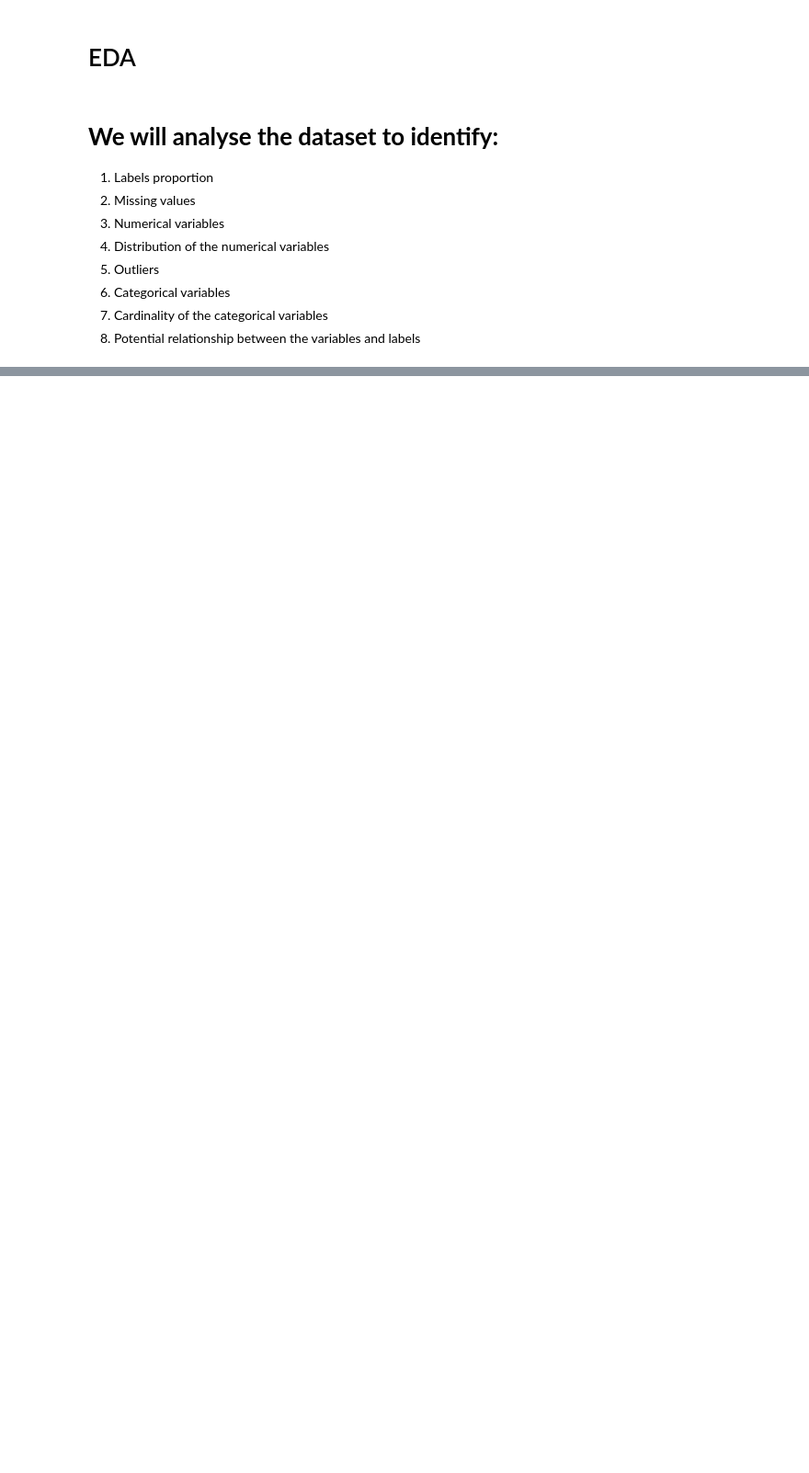
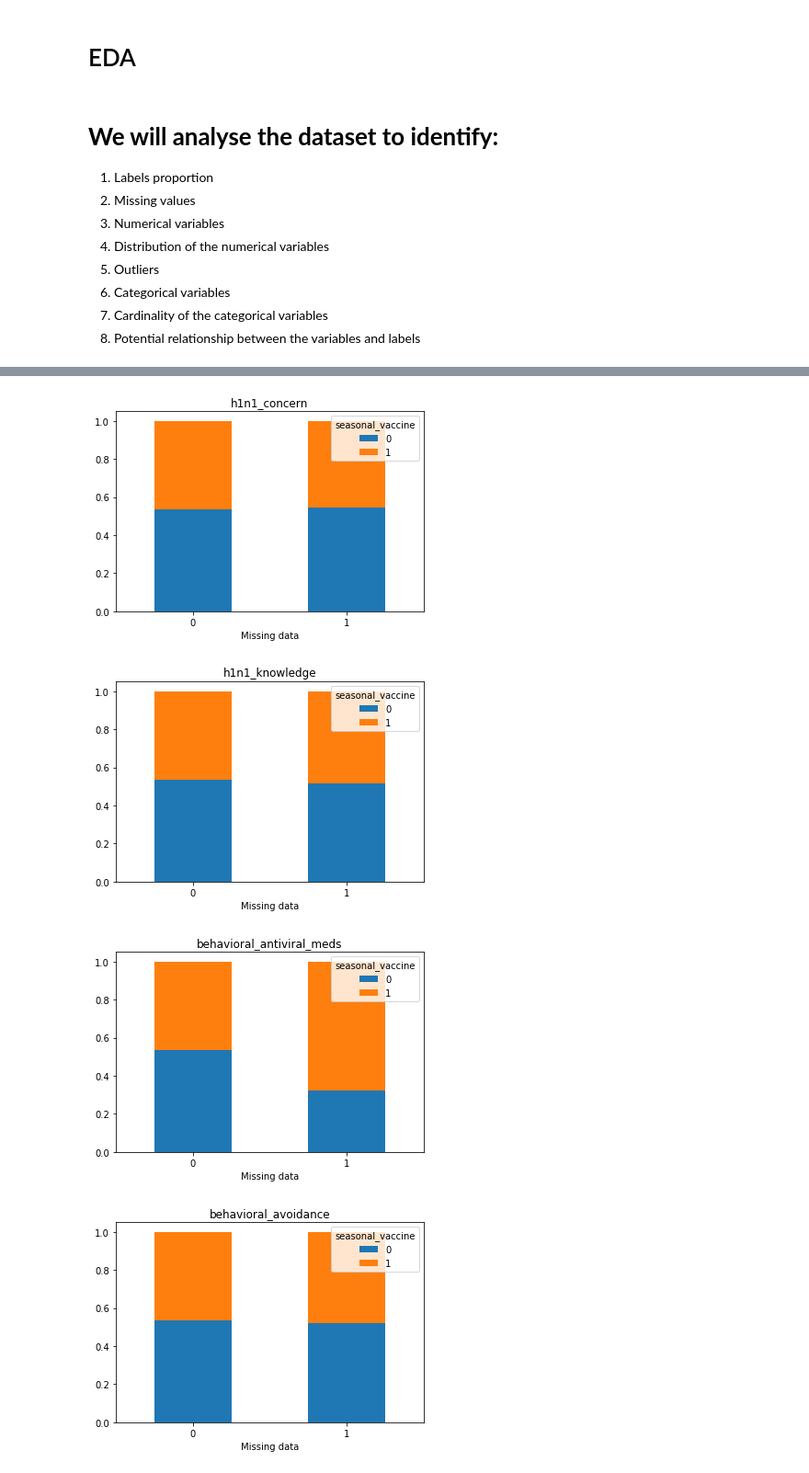
Before and after one commit to joaovitorfranco/flu-shot-competition, a Jupyter notebook: DataAnalysis.ipynb, the cells around one changed output, grey strips where cells are left out. Shown: that part at 92% size. Cells and saved outputs as stored; diff of their text form; code cells hidden in the pictures; blank space fills up the shorter version.

```diff
--- a/DataAnalysis.ipynb
+++ b/DataAnalysis.ipynb
@@ -126,10 +127,6 @@ def analyse_na_value(df, var, target):
     row_share.plot(kind='bar', stacked=True)
 
     plt.title(var)
-    plt.xlabel('Missing data - ' + var)
+    plt.xlabel('Missing data')
     plt.xticks(rotation=0)
     plt.show()
-
-# let's run the function on each variable with missing data
-for var in vars_with_na:
-    analyse_na_value(df, var, target='h1n1_vaccine')
@@ -149,0 +150,8 @@ for var in vars_with_na:
+# %%
+for var in vars_with_na:
+    analyse_na_value(df, var, target='seasonal_vaccine')
+# %% [output]
+[figure, added]
+[figure, added]
+[figure, added]
+[figure, added]
```
Also changed, not shown: parts of 6 cells of this notebook.
